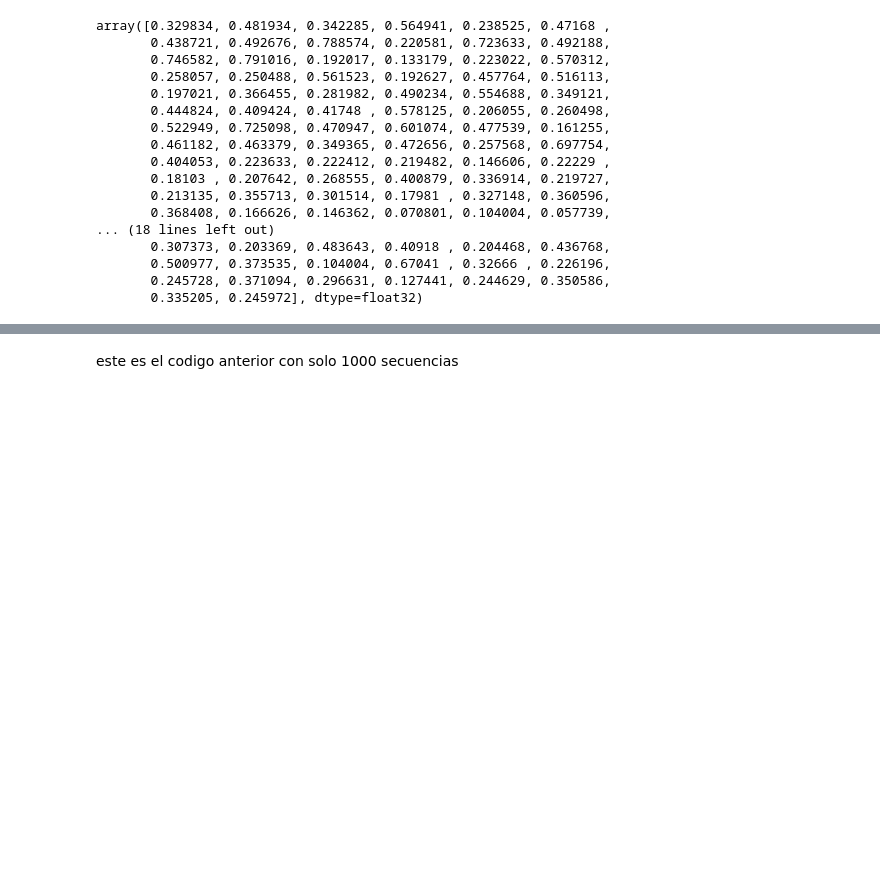
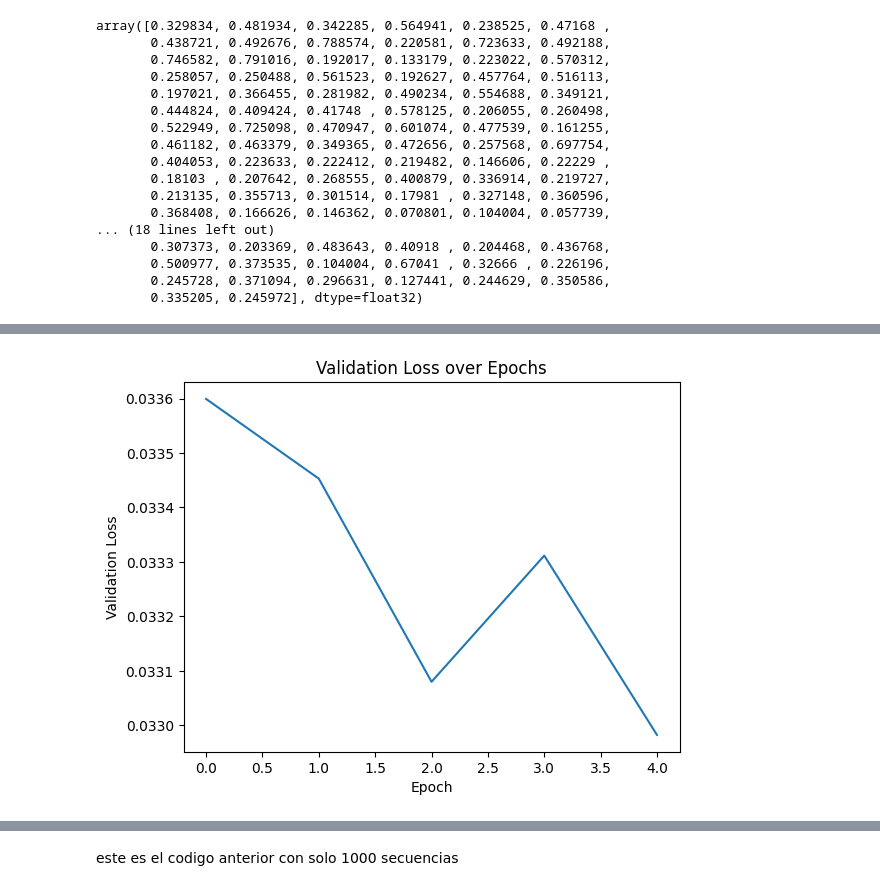
Before and after one commit to parakawa/protein_conservation_predictor, a Jupyter notebook: get_embeddings_directement_and_trainning.ipynb, the cells around one changed output, grey strips where cells are left out. Drawn from its saved outputs; the diff is of its cells as text; code cells hidden in the pictures; blank space fills up the shorter version.

Commit message:
MLP and CNN models

```diff
--- a/get_embeddings_directement_and_trainning.ipynb
+++ b/get_embeddings_directement_and_trainning.ipynb
@@ -216,0 +220,86 @@ Test Loss: 0.03418737631315377
+# %%
+import torch
+import torch.nn as nn
+import torch.optim as optim
+import torch.utils.data as data
+import matplotlib.pyplot as plt
+
+# datasets (train, validation, test)
+dataset = [(embeddings_dict[sequence.split("/")[0]], conservation_scores, sequence) for sequence, conservation_scores in zip(sequences, conservation_scores_array)]
+train_size = int(0.7 * len(dataset))
+val_size = int(0.15 * len(dataset))
+test_size = len(dataset) - train_size - val_size
+
+train_dataset, val_dataset, test_dataset = torch.utils.data.random_split(
+    dataset, [train_size, val_size, test_size])
+
+# Creation data loaders for train, validation, and test
+train_loader = data.DataLoader(train_dataset, batch_size=1, shuffle=True)
+val_loader = data.DataLoader(val_dataset, batch_size=1, shuffle=False)
+test_loader = data.DataLoader(test_dataset, batch_size=1, shuffle=False)
+
+# Definition model
+class LinearRegression(nn.Module):
+    def __init__(self, input_size):
+        super(LinearRegression, self).__init__()
+        self.linear = nn.Linear(input_size, 1)
+
+    def forward(self, x):
+        return self.linear(x)
+
+# the training function
+def train_model(model, optimizer, loss_fn, data_loader):
+    model.train()
+    for embedding, label, sequence in data_loader:
+        optimizer.zero_grad()
+        embedding = embedding.squeeze()
+        label = label.squeeze()
+        if embedding.size(0) != label.size(0):
+            print(f"Tamaño de los tensores de salida y etiqueta no coinciden para la secuencia: {sequence} y {label.size(0)} y {embedding.size(0)}" )
+            continue
+        output = model(embedding).squeeze()
+        loss = loss_fn(output, label)
+        loss.backward()
+        optimizer.step()
+
+# Define evaluation function
+def evaluate_model(model, loss_fn, data_loader):
+    model.eval()
+    running_loss = 0.0
+    with torch.no_grad():
+        for embedding, label, sequence in data_loader:
+            embedding = embedding.squeeze()
+            label = label.squeeze()
+            output = model(embedding).squeeze()
+            if embedding.size(0) != label.size(0):
+                print(f"Tamaño de los tensores de salida y etiqueta no coinciden para la secuencia: {sequence} y {label.size(0)} y {embedding.size(0)}" )
+                continue
+            loss = loss_fn(output, label)
+            running_loss += loss.item()
+    return running_loss / len(data_loader)
+
+# On initialize the model, loss function, and optimizer with L2 regularization
+model = LinearRegression(input_size=320)
+loss_fn = nn.MSELoss()
+optimizer = optim.SGD(model.parameters(), lr=0.001, weight_decay=0.01)  # Add weight_decay for L2 regularization
+
+# Train the model
+num_epochs = 5
+val_losses = []
+for epoch in range(num_epochs):
+    train_model(model, optimizer, loss_fn, train_loader)
+    val_loss = evaluate_model(model, loss_fn, val_loader)
+    val_losses.append(val_loss)
+    print(f'Epoch {epoch + 1}/{num_epochs}, Validation Loss: {val_loss}')
+
+# Plot validation loss over epochs
+plt.plot(val_losses)
+plt.xlabel('Epoch')
+plt.ylabel('Validation Loss')
+plt.title('Validation Loss over Epochs')
+plt.show()
+
+# Finally, on evalue on test set
+test_loss = evaluate_model(model, loss_fn, test_loader)
+print(f'Test Loss: {test_loss}')
+# %% [output]
@@ -216,0 +323 @@ Test Loss: 0.03418737631315377
+[figure, added]
```
Also changed, not shown: parts of 37 cells of this notebook, 30 other files.
